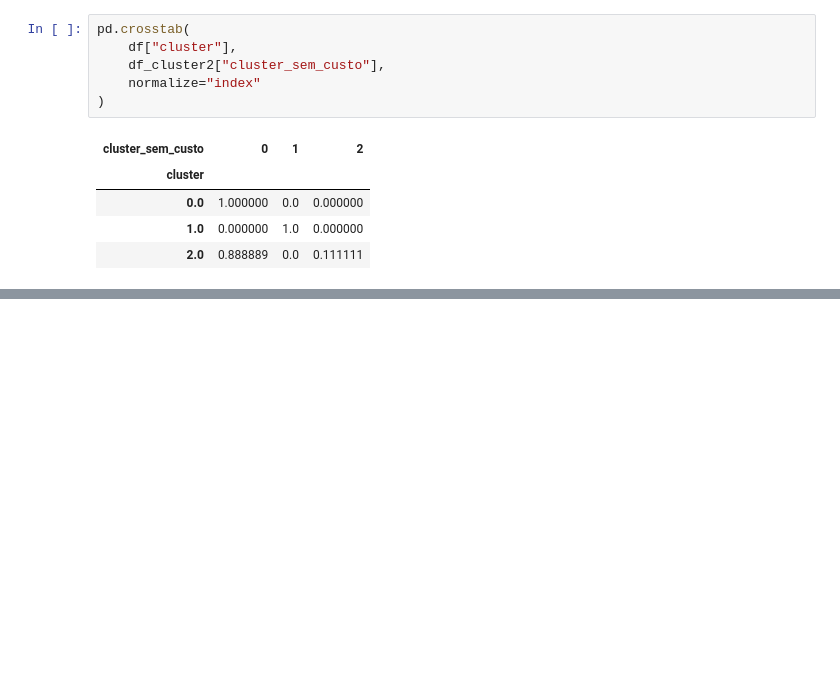
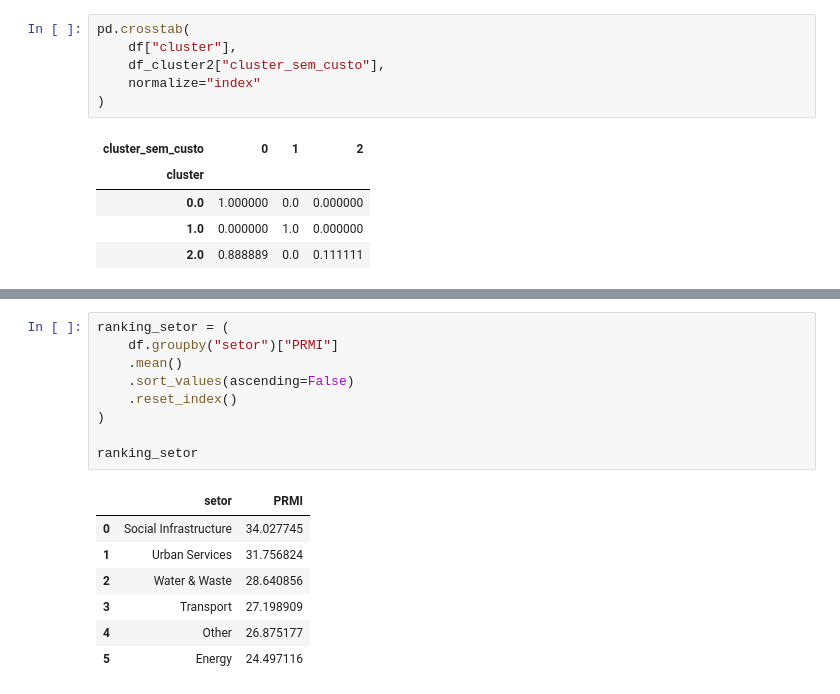
Before and after one commit to TheCarlosRamos/Painel-Projetos, a Jupyter notebook: analise_ml.ipynb, the cells around one changed output, grey strips where cells are left out. Cells and saved outputs as stored; diff of their text form; blank space fills up the shorter version.

```diff
--- a/analise_ml.ipynb
+++ b/analise_ml.ipynb
@@ -699,0 +930,17 @@ NameError: name 'df' is not defined
+# %%
+ranking_setor = (
+    df.groupby("setor")["PRMI"]
+    .mean()
+    .sort_values(ascending=False)
+    .reset_index()
+)
+
+ranking_setor
+# %% [output]
+|  | setor | PRMI |
+| 0 | Social Infrastructure | 34.027745 |
+| 1 | Urban Services | 31.756824 |
+| 2 | Water & Waste | 28.640856 |
+| 3 | Transport | 27.198909 |
+| 4 | Other | 26.875177 |
+| 5 | Energy | 24.497116 |
```
Also changed, not shown: parts of 27 cells of this notebook, 52 other files.
